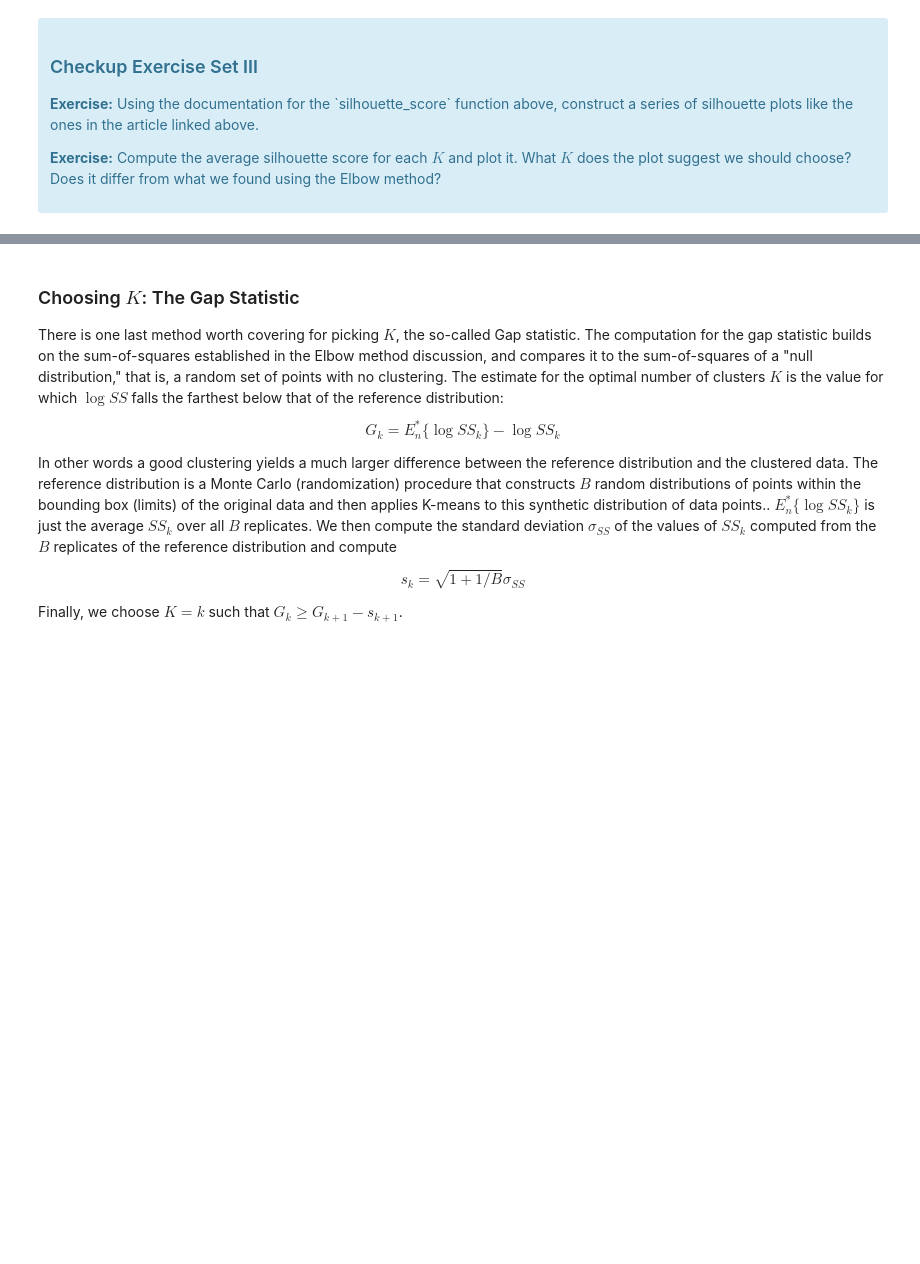
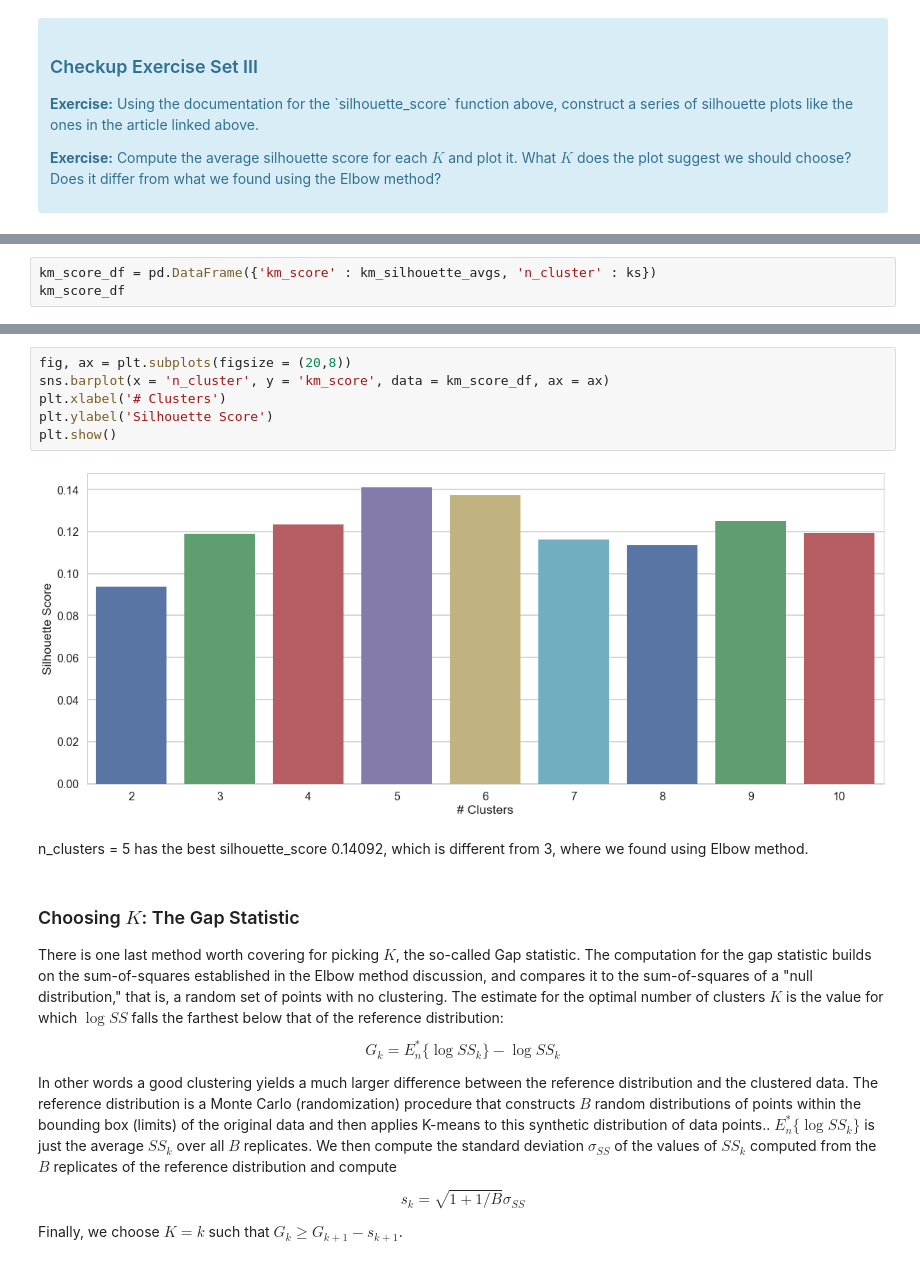
Before and after one commit to SatyaSiddharthDash/Mini_Projects, a Jupyter notebook: Mini_Project_Clustering.ipynb, the cells around one changed output, grey strips where cells are left out. Saved outputs shown, nothing was run; the diff lists cells and outputs as text; blank space fills up the shorter version.

```diff
--- a/Mini_Project_Clustering.ipynb
+++ b/Mini_Project_Clustering.ipynb
@@ -172,0 +298,3 @@ plt.show()
+# %%
+km_score_df = pd.DataFrame({'km_score' : km_silhouette_avgs, 'n_cluster' : ks})
+km_score_df
@@ -173,3 +312,13 @@ plt.show()
+# %%
+fig, ax = plt.subplots(figsize = (20,8))
+sns.barplot(x = 'n_cluster', y = 'km_score', data = km_score_df, ax = ax)
+plt.xlabel('# Clusters')
+plt.ylabel('Silhouette Score')
+plt.show()
+# %% [output]
+[figure, added]
+# %% [markdown]
+n_clusters = 5 has the best silhouette_score 0.14092, which is different from 3, where we found using Elbow method.
 # %% [markdown]
 ### Choosing $K$: The Gap Statistic
 
```
Also changed, not shown: parts of 57 cells of this notebook, 1 other file.
